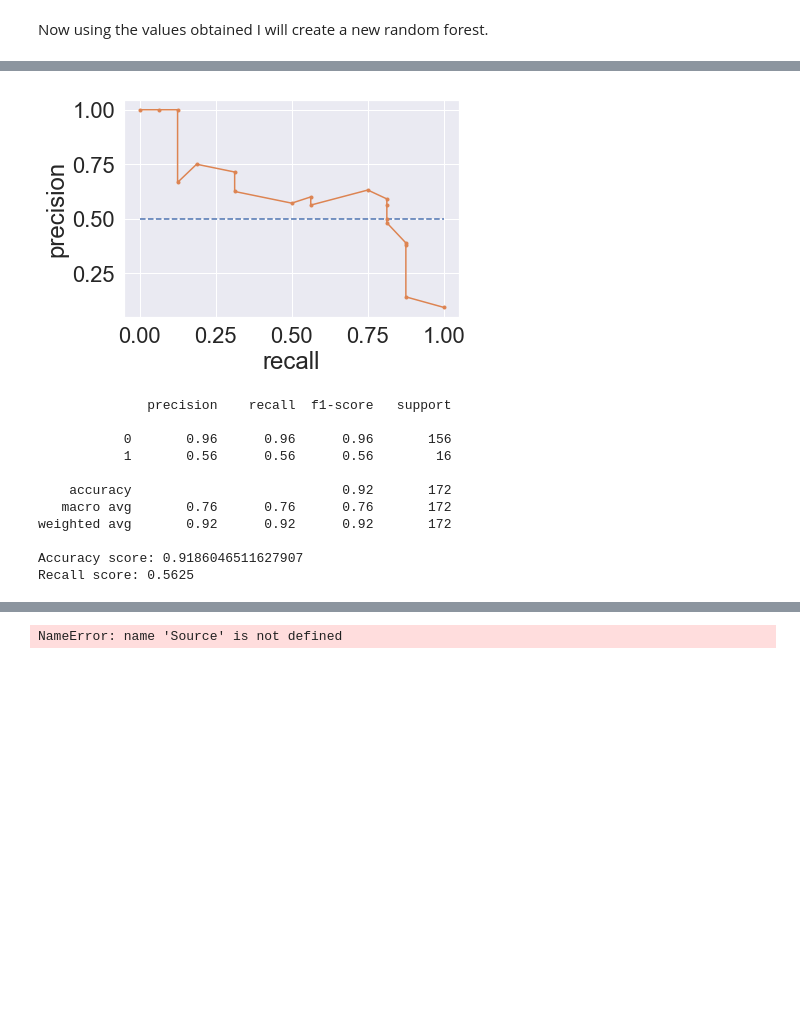
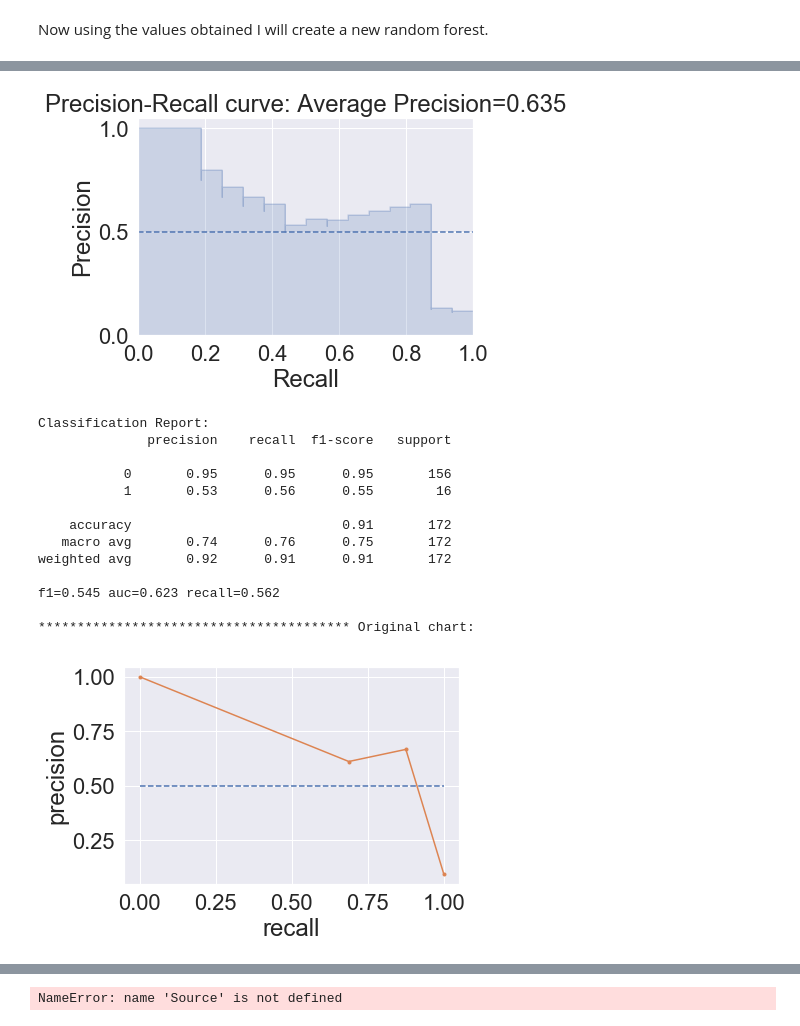
Before and after one commit to giorosati/dsc-3-final-project-online-ds-pt-100118, a Jupyter notebook: student_v2.ipynb, the cells around one changed output, grey strips where cells are left out. Drawn from its saved outputs; the diff is of its cells as text; code cells hidden in the pictures; blank space fills up the shorter version.

```diff
--- a/student_v2.ipynb
+++ b/student_v2.ipynb
@@ -1440,13 +1431,12 @@ Recall score: 0.5625
 # %%
 # use grid search for the random forest classifier, use recall as the factor to optimize
-forest = RandomForestClassifier(random_state=0, n_jobs=-1)
+forest = RandomForestClassifier(random_state=10, n_jobs=-1)
 
 forest_param_grid = {
-#     'class_weight': [None, 'balanced'],
+    'class_weight': [None],
     'criterion': ['gini', 'entropy'],
-    'max_depth': [7, 8, 9, 10, 11, 12],
-#     'n_estimators': [10, 20, 30, 40, 50]
-    'n_estimators': [7, 8, 9, 10, 11, 12, 13]}
+    'max_depth': [5, 6, 7, 8, 9, 10, 11, 12],
+    'n_estimators': [10, 20, 30, 40, 50, 60]}
 
 forest_grid_search = GridSearchCV(forest,
                                   param_grid = forest_param_grid,
@@ -1471,53 +1461,40 @@ Optimal Parameters: {'criterion': 'entropy', 'max_depth': 11, 'n_estimators': 11
 # %%
-# recall scores w/various parameters in random forest:
-# n=50, gini, depth=8 : recall = .5
-# n=25, gini, depth=7 : recall = .56
-# n=10, gini, depth=9 : recall = .625
-# n=500 : recall = .5625
-# n=11, entropy, depth=11 : recall = .5625
+#create the model using the best parameters
+forest = RandomForestClassifier(criterion='gini',
+                                             max_depth=8,
+                                             n_estimators=40,
+                                             random_state=10,
+                                             n_jobs=-1)
 
+analysis(forest, X_train_res, y_train_res)
 
+print()
+print('**************************************** Original chart:')
 
-forest = RandomForestClassifier(n_estimators=11,
-                                criterion='entropy',
-                                max_depth=11,
-                                random_state=0,
-                                n_jobs=-1)
-
-forest.fit(X_train_res, y_train_res)
-
-preds = forest.predict(X_test)
-
-
-probs = forest.predict_proba(X_test)
-probs = probs[:, 1]
-precision, recall, thresholds = precision_recall_curve(y_test, probs)
 
 # plot a "no skill" line
 plt.plot([0, 1], [0.5, 0.5], linestyle='--')
 
 # plot the precision-recall curve for the model
 plt.plot(recall, precision, marker='.')
 plt.xlabel('recall')
 plt.ylabel('precision')
 
 # show the plot
 plt.show()
-
-print(classification_report(y_test, preds))
-
-print('Accuracy score: ' + str(accuracy_score(y_test, preds)))
-print('Recall score: ' + str(recall_score(y_test, preds)))
 # %% [output]
-[figure, old version]
+[figure, new version]
+Classification Report:
               precision    recall  f1-score   support
 
-           0       0.96      0.96      0.96       156
-           1       0.56      0.56      0.56        16
+           0       0.95      0.95      0.95       156
+           1       0.53      0.56      0.55        16
 
-    accuracy                           0.92       172
-   macro avg       0.76      0.76      0.76       172
-weighted avg       0.92      0.92      0.92       172
+    accuracy                           0.91       172
+   macro avg       0.74      0.76      0.75       172
+weighted avg       0.92      0.91      0.91       172
 
-Accuracy score: 0.9186046511627907
-Recall score: 0.5625
+f1=0.545 auc=0.623 recall=0.562
+
+**************************************** Original chart:
+[figure, added]
```
Also changed, not shown: parts of 93 cells of this notebook.
